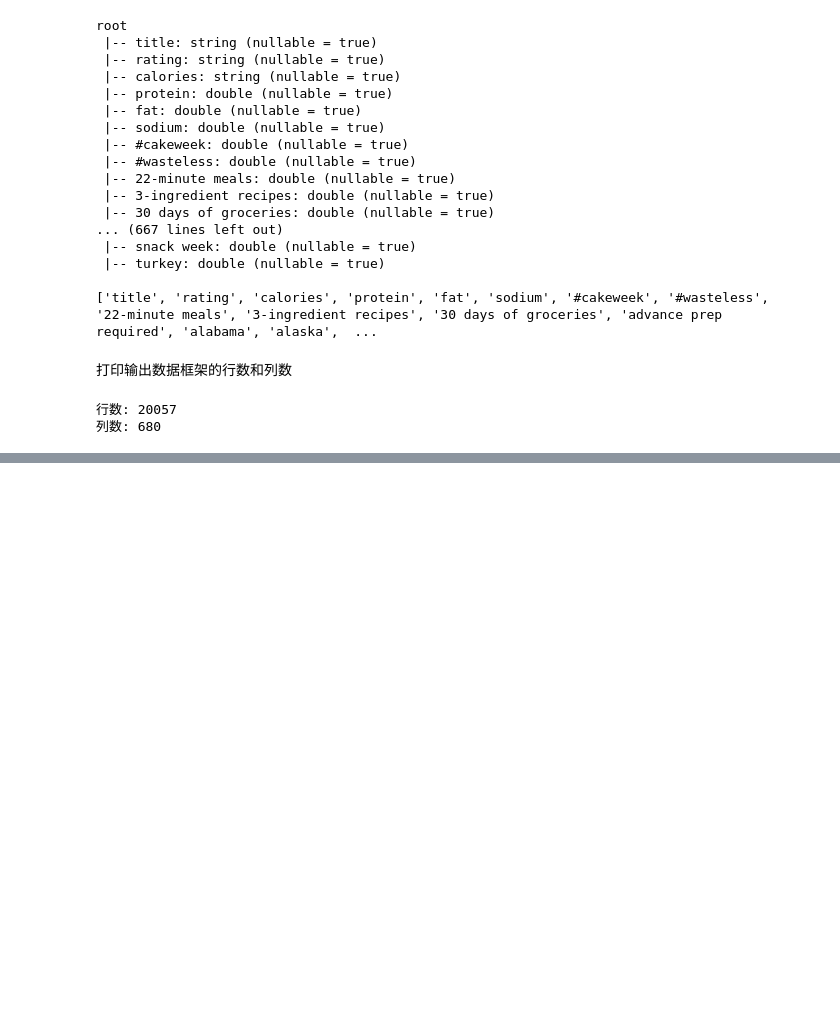
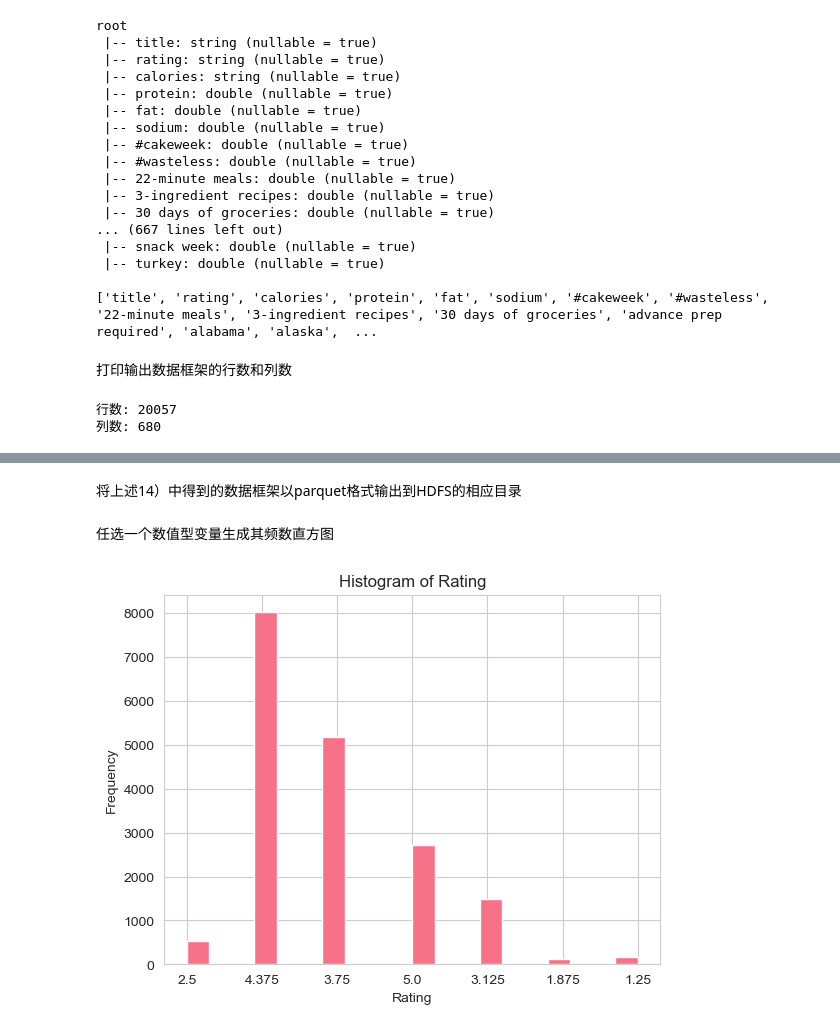
Before and after one commit to kexin0221/BigDataDevelopment, a Jupyter notebook: myCode/test_11_21.ipynb, the cells around one changed output, grey strips where cells are left out. Saved outputs shown, nothing was run; the diff lists cells and outputs as text; code cells hidden in the pictures; blank space fills up the shorter version.

```diff
--- a/myCode/test_11_21.ipynb
+++ b/myCode/test_11_21.ipynb
@@ -11,6 +11,9 @@ from pyspark.sql import SparkSession
 spark = SparkSession.builder \
     .appName("MyApp") \
     .config("spark.sql.adaptive.enabled", "true") \
+    .config("spark.driver.memory", "4g") \
+    .config("spark.executor.memory", "4g") \
+    .config("spark.network.timeout", "1800s") \
     .getOrCreate()
 # %% [markdown]
 输出数据的前10行
@@ -113,0 +293,2 @@ if len(numeric_cols) >= 2:
+# %% [markdown]
+将上述14）中得到的数据框架以parquet格式输出到HDFS的相应目录
@@ -113,0 +299,19 @@ if len(numeric_cols) >= 2:
+# %% [markdown]
+任选一个数值型变量生成其频数直方图
+# %%
+import matplotlib.pyplot as plt
+
+# 过滤掉 null 值
+pdf = df_safe.filter(
+    (df_safe.rating.isNotNull()) &
+    (df_safe.rating >= 1) &
+    (df_safe.rating <= 5)
+).select("rating").toPandas()
+
+plt.hist(pdf["rating"], bins=20)
+plt.title("Histogram of Rating")
+plt.xlabel("Rating")
+plt.ylabel("Frequency")
+plt.show()
+# %% [output]
+[figure, added]
```
Also changed, not shown: parts of 28 cells of this notebook, 5 other files.
